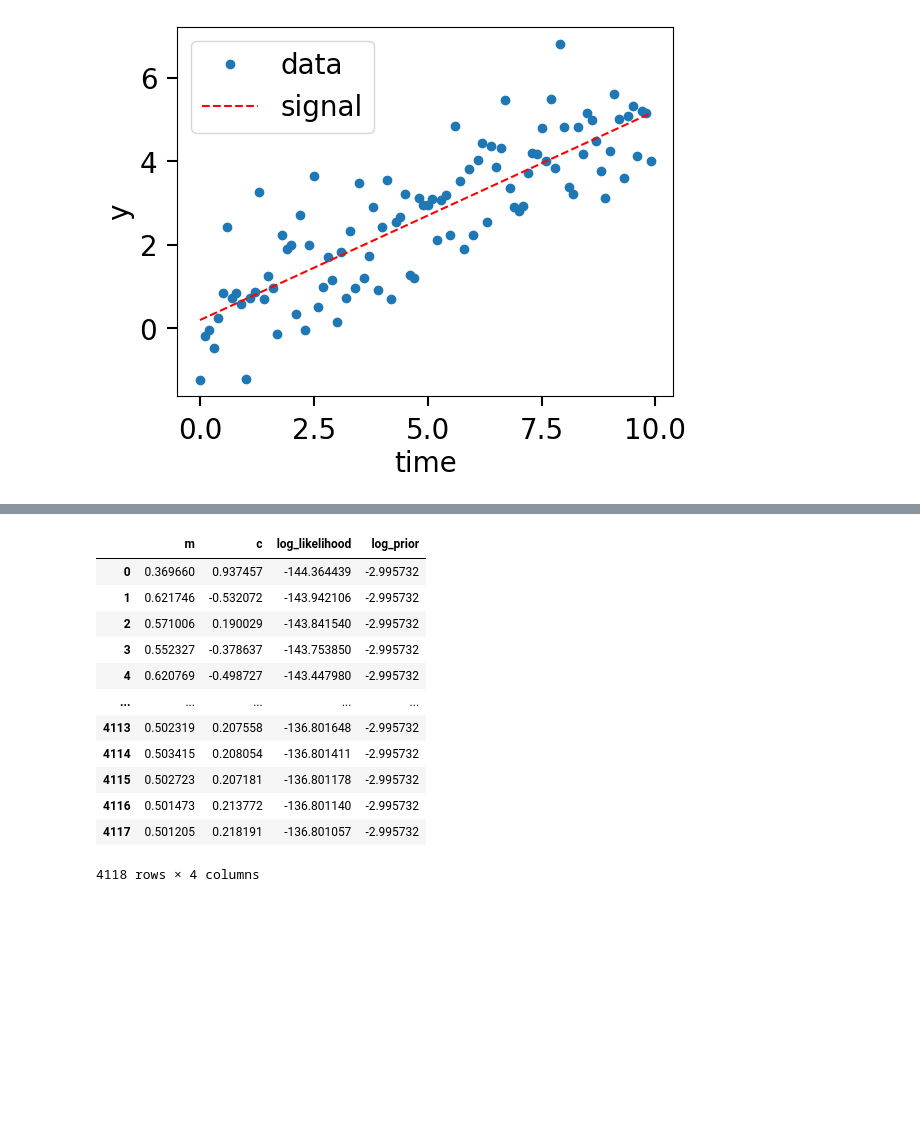
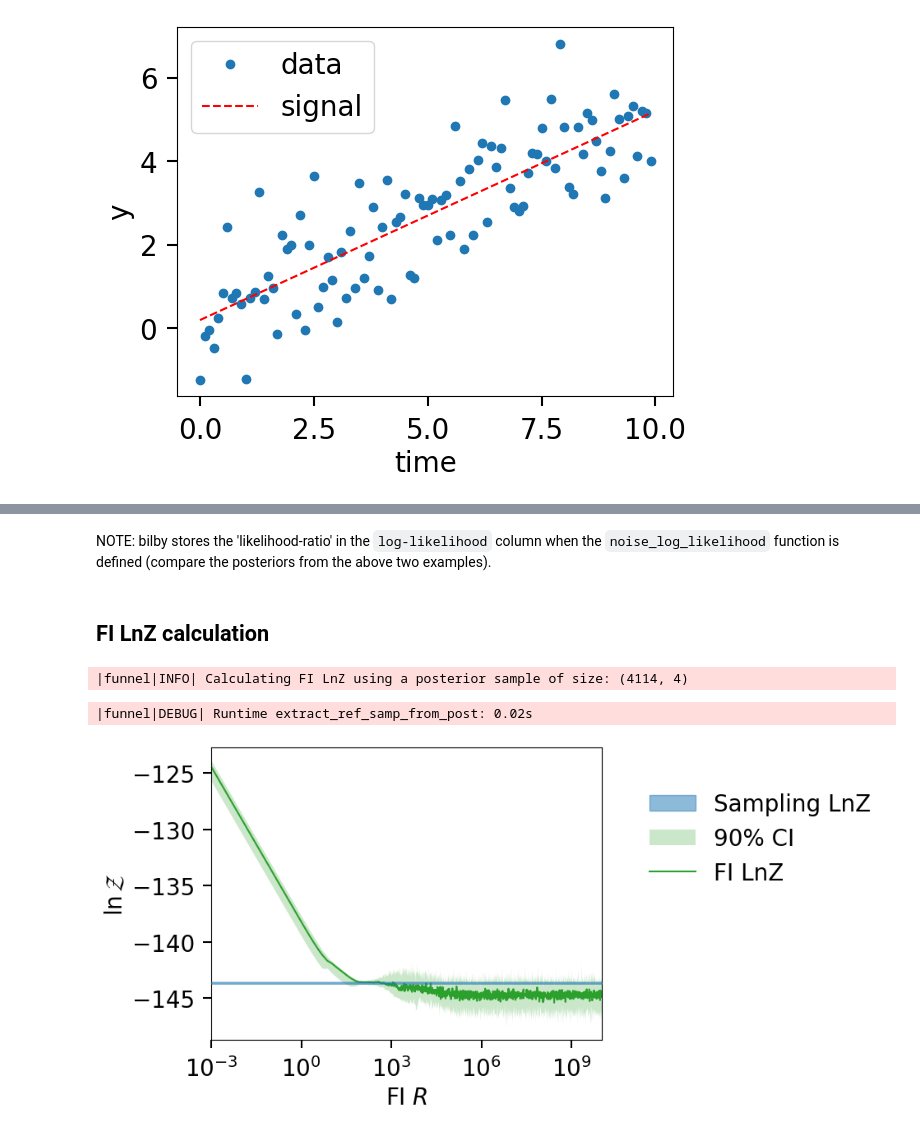
Before and after one commit to avivajpeyi/funnel, a Jupyter notebook: docs/examples/linear_regression.ipynb, the cells around one changed output, grey strips where cells are left out. Cells and saved outputs as stored; diff of their text form; code cells hidden in the pictures; blank space fills up the shorter version.

Commit message:
update examples

```diff
--- a/docs/examples/linear_regression.ipynb
+++ b/docs/examples/linear_regression.ipynb
@@ -100,17 +157,18 @@ fig
-# %%
-result.posterior
-# %% [output]
-|  | m | c | log_likelihood | log_prior |
-| 0 | 0.369660 | 0.937457 | -144.364439 | -2.995732 |
-| 1 | 0.621746 | -0.532072 | -143.942106 | -2.995732 |
-| 2 | 0.571006 | 0.190029 | -143.841540 | -2.995732 |
-| 3 | 0.552327 | -0.378637 | -143.753850 | -2.995732 |
-| 4 | 0.620769 | -0.498727 | -143.447980 | -2.995732 |
-| ... | ... | ... | ... | ... |
-| 4113 | 0.502319 | 0.207558 | -136.801648 | -2.995732 |
-| 4114 | 0.503415 | 0.208054 | -136.801411 | -2.995732 |
-| 4115 | 0.502723 | 0.207181 | -136.801178 | -2.995732 |
-| 4116 | 0.501473 | 0.213772 | -136.801140 | -2.995732 |
-| 4117 | 0.501205 | 0.218191 | -136.801057 | -2.995732 |
-4118 rows × 4 columns
+# %% [markdown]
+NOTE: bilby stores the 'likelihood-ratio' in the `log-likelihood` column when the `noise_log_likelihood` function is defined (compare the posteriors from the above two examples).
+# %% [markdown]
+## FI LnZ calculation
+# %%
+lnz_file = f"{OUTDIR}/lnz.npz"
+lnzs, r_vals = get_fi_lnz_list(result.posterior, num_ref_params=100, cache_fn=lnz_file)
+# %% [output]
+|funnel|INFO| Calculating FI LnZ using a posterior sample of size: (4114, 4)
+|funnel|DEBUG| Runtime extract_ref_samp_from_post: 0.02s
+# %%
+plt_kwgs = dict(lnzs=lnzs, r_vals=r_vals, sampling_lnz=[lnz + lnz_err, lnz - lnz_err], )
+
+fig = plot_fi_evidence_results(**plt_kwgs)
+fig.tight_layout()
+# %% [output]
+[figure, added]
 # %%
```
Also changed, not shown: parts of 16 cells of this notebook, 16 other files.
